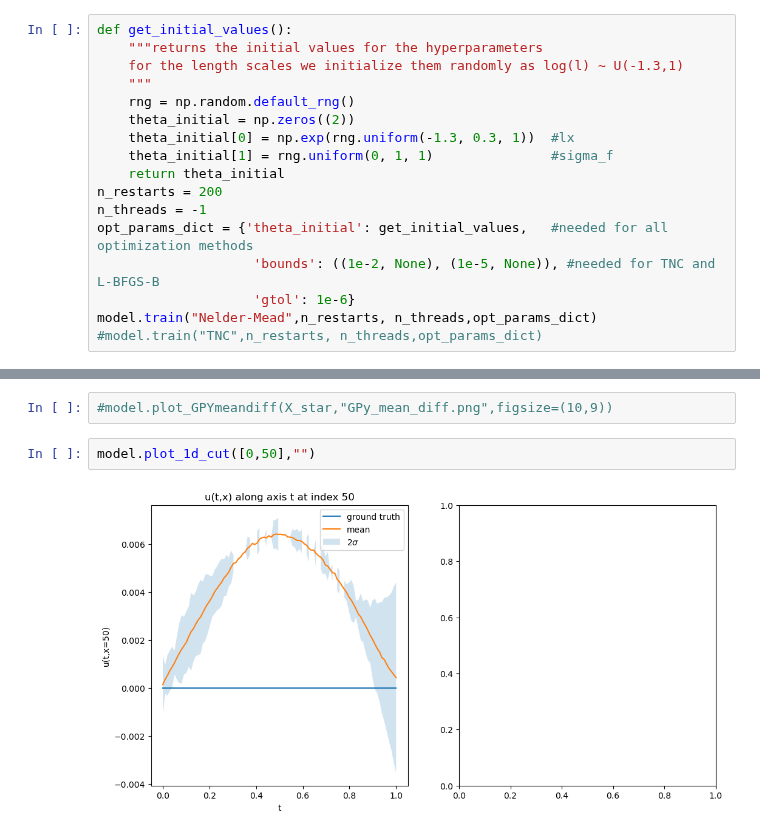
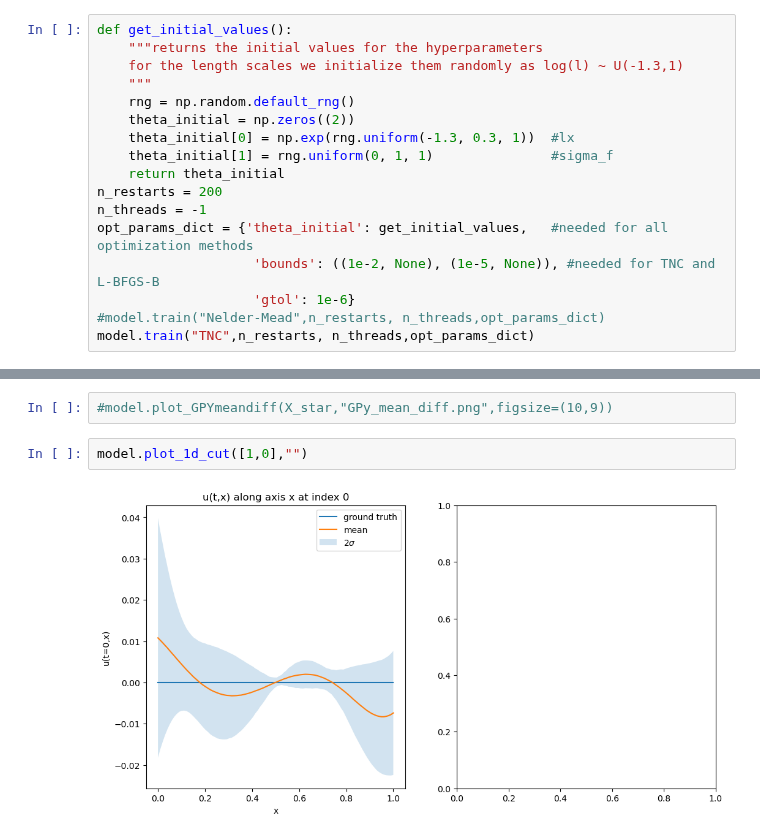
Before and after one commit to TobiLeitgeb/Code_bac, a Jupyter notebook: final_examples/poisson/poisson_equation.ipynb, the cells around one changed output, grey strips where cells are left out. Saved outputs shown, nothing was run; the diff lists cells and outputs as text.

```diff
--- a/final_examples/poisson/poisson_equation.ipynb
+++ b/final_examples/poisson/poisson_equation.ipynb
@@ -29,6 +29,6 @@ n_threads = -1
 opt_params_dict = {'theta_initial': get_initial_values,   #needed for all optimization methods
                     'bounds': ((1e-2, None), (1e-5, None)), #needed for TNC and L-BFGS-B
                     'gtol': 1e-6}
-model.train("Nelder-Mead",n_restarts, n_threads,opt_params_dict)
-#model.train("TNC",n_restarts, n_threads,opt_params_dict)
+#model.train("Nelder-Mead",n_restarts, n_threads,opt_params_dict)
+model.train("TNC",n_restarts, n_threads,opt_params_dict)
 # %% [output]
@@ -72,6 +78,6 @@ Relative l2 error: {'u': 0.010923591390344593, 'f': 0.012147198677062999}
 # %%
 #model.plot_GPYmeandiff(X_star,"GPy_mean_diff.png",figsize=(10,9))
 # %%
-model.plot_1d_cut([0,50],"")
+model.plot_1d_cut([1,0],"")
 # %% [output]
-[figure, old version]
+[figure, new version]
```
Also changed, not shown: parts of 3 cells of this notebook, 3 other files.
